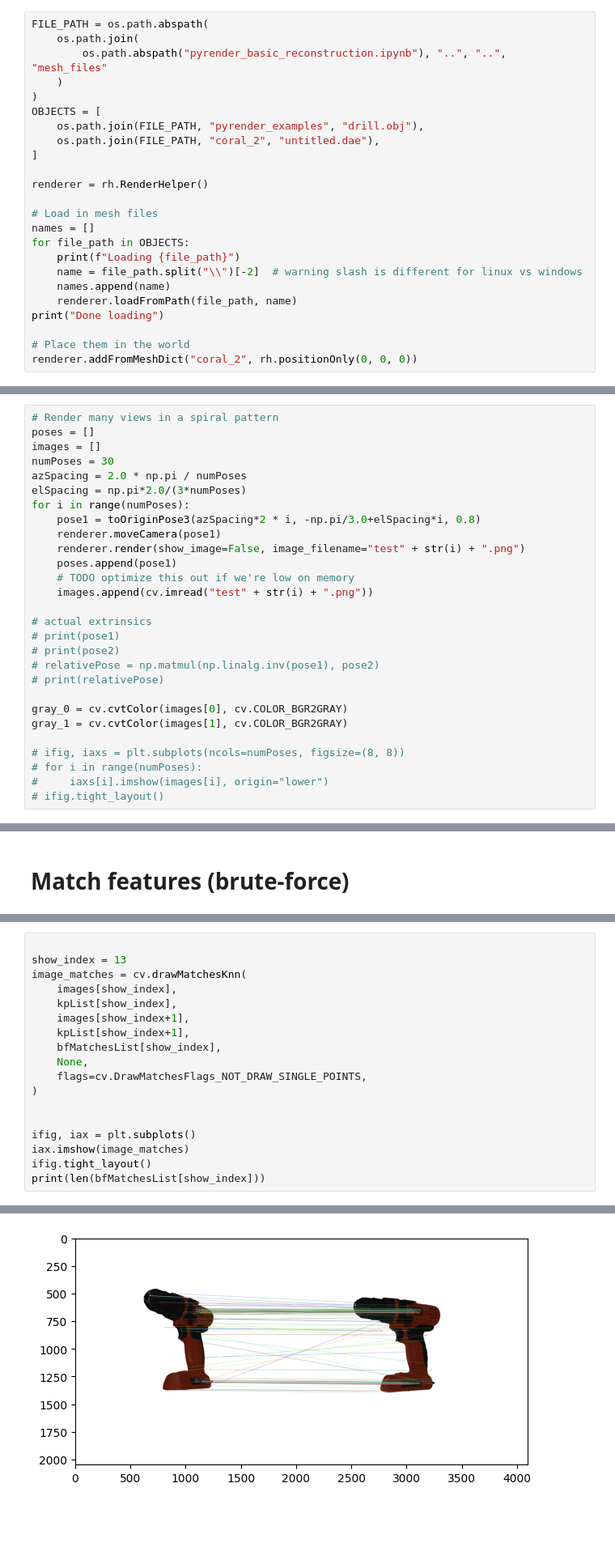
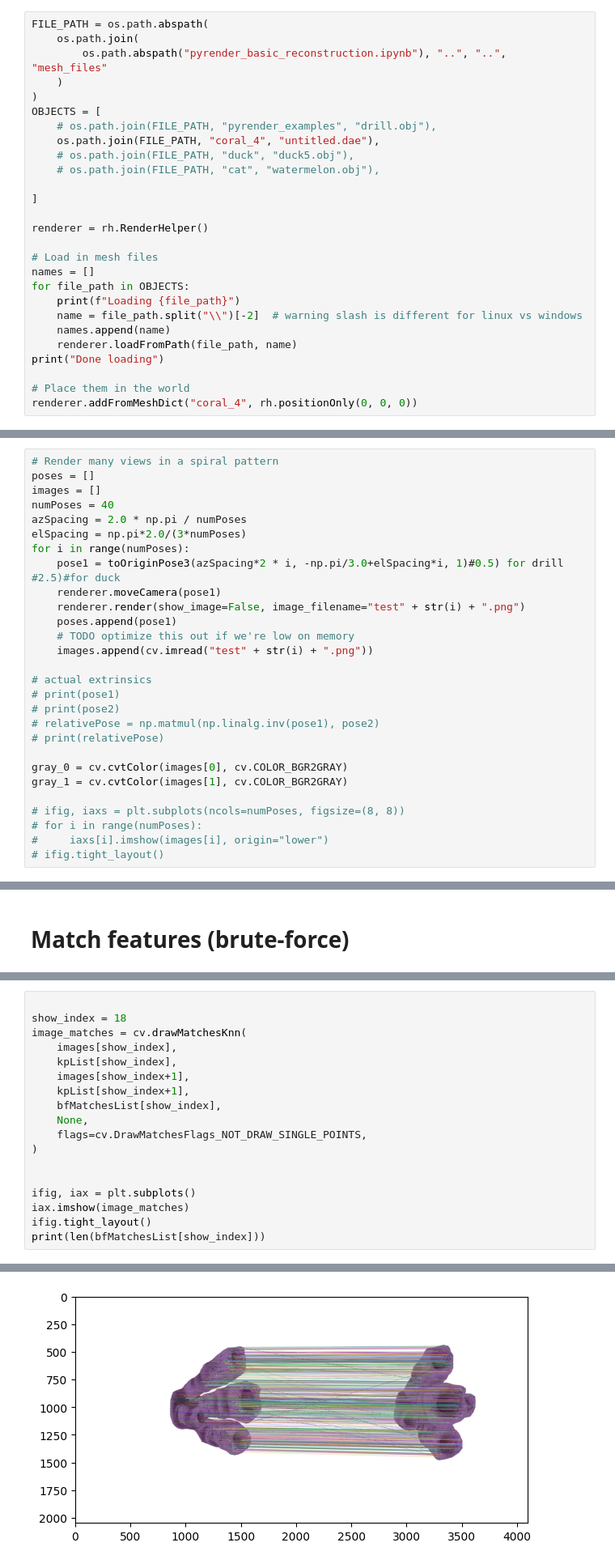
Before and after one commit to goosebread/Project3DReconstruction, a Jupyter notebook: notebooks/densePointCloud.ipynb, the cells around one changed output, grey strips where cells are left out. Shown at 81% size. Drawn from its saved outputs; the diff is of its cells as text; blank space fills up the shorter version.

Commit message:
reconstruct coral mesh

```diff
--- a/notebooks/densePointCloud.ipynb
+++ b/notebooks/densePointCloud.ipynb
@@ -30,8 +37,11 @@ FILE_PATH = os.path.abspath(
     )
 )
 OBJECTS = [
-    os.path.join(FILE_PATH, "pyrender_examples", "drill.obj"),
-    os.path.join(FILE_PATH, "coral_2", "untitled.dae"),
+    # os.path.join(FILE_PATH, "pyrender_examples", "drill.obj"),
+    os.path.join(FILE_PATH, "coral_4", "untitled.dae"),
+    # os.path.join(FILE_PATH, "duck", "duck5.obj"),
+    # os.path.join(FILE_PATH, "cat", "watermelon.obj"),
+
 ]
 
 renderer = rh.RenderHelper()
@@ -46,6 +56,6 @@ for file_path in OBJECTS:
 print("Done loading")
 
 # Place them in the world
-renderer.addFromMeshDict("coral_2", rh.positionOnly(0, 0, 0))
+renderer.addFromMeshDict("coral_4", rh.positionOnly(0, 0, 0))
 # %% [output]
 Loading c:\Code\Project3DReconstruction\mesh_files\pyrender_examples\drill.obj
@@ -94,11 +106,11 @@ def toOriginPose3(az_rad, el_rad, radius):
 # Render many views in a spiral pattern
 poses = []
 images = []
-numPoses = 30
+numPoses = 40
 azSpacing = 2.0 * np.pi / numPoses
 elSpacing = np.pi*2.0/(3*numPoses)
 for i in range(numPoses):
-    pose1 = toOriginPose3(azSpacing*2 * i, -np.pi/3.0+elSpacing*i, 0.8)
+    pose1 = toOriginPose3(azSpacing*2 * i, -np.pi/3.0+elSpacing*i, 1)#0.5) for drill #2.5)#for duck
     renderer.moveCamera(pose1)
     renderer.render(show_image=False, image_filename="test" + str(i) + ".png")
     poses.append(pose1)
@@ -192,7 +204,7 @@ for i in range(numPoses - 1):
     bfMatchesList.append(good)
 # %%
 
-show_index = 13
+show_index = 18
 image_matches = cv.drawMatchesKnn(
     images[show_index],
     kpList[show_index],
@@ -213,4 +225,4 @@ print(len(bfMatchesList[show_index]))
-[figure, old version]
+[figure, new version]
 # %% [markdown]
 # Estimate essential matrix, filter points with ransac
 # %%
```
Also changed, not shown: parts of 11 cells of this notebook, 2 other files.
